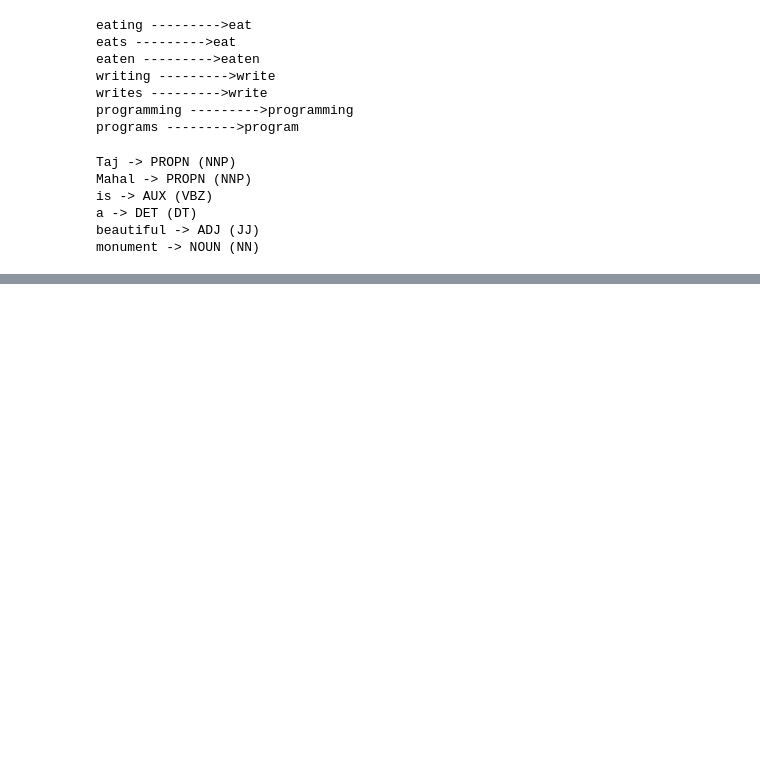
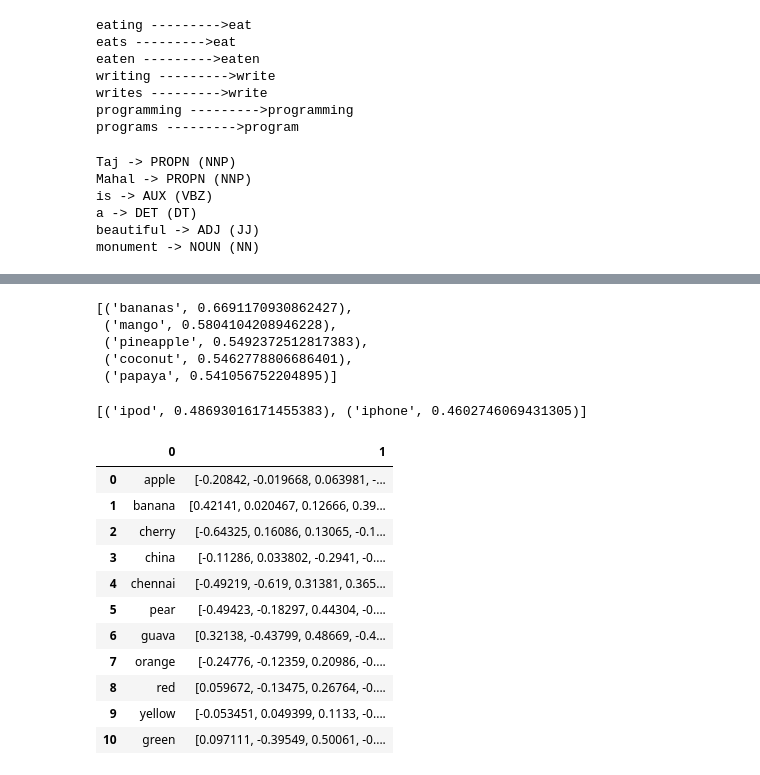
Before and after one commit to MathalinAK/NLP, a Jupyter notebook: NLP_Linguistic_Features.ipynb, the cells around one changed output, grey strips where cells are left out. Drawn from its saved outputs; the diff is of its cells as text; code cells hidden in the pictures; blank space fills up the shorter version.

```diff
--- a/NLP_Linguistic_Features.ipynb
+++ b/NLP_Linguistic_Features.ipynb
@@ -642,0 +708,2 @@ monument -> NOUN (NN)
+# %%
+my_words=["apple","banana","cherry","china","chennai","pear","guava","orange","red","yellow","green"]
@@ -642,0 +743,2 @@ monument -> NOUN (NN)
+# %%
+glove_model=api.load('glove-wiki-gigaword-300')
@@ -642,0 +771,12 @@ monument -> NOUN (NN)
+# %%
+glove_model.most_similar('banana',topn=5)
+# %% [output]
+[('bananas', 0.6691170930862427),
+ ('mango', 0.5804104208946228),
+ ('pineapple', 0.5492372512817383),
+ ('coconut', 0.5462778806686401),
+ ('papaya', 0.541056752204895)]
+# %%
+ glove_model.most_similar(positive=['apple','banana'],negative=['fruit'],topn=2)
+# %% [output]
+[('ipod', 0.48693016171455383), ('iphone', 0.4602746069431305)]
@@ -642,0 +790,2 @@ monument -> NOUN (NN)
+# %%
+dicts=zip(word1,vector)
@@ -642,0 +794,15 @@ monument -> NOUN (NN)
+# %%
+pd.DataFrame.from_dict(dicts)
+# %% [output]
+|  | 0 | 1 |
+| 0 | apple | [-0.20842, -0.019668, 0.063981, -... |
+| 1 | banana | [0.42141, 0.020467, 0.12666, 0.39... |
+| 2 | cherry | [-0.64325, 0.16086, 0.13065, -0.1... |
+| 3 | china | [-0.11286, 0.033802, -0.2941, -0.... |
+| 4 | chennai | [-0.49219, -0.619, 0.31381, 0.365... |
+| 5 | pear | [-0.49423, -0.18297, 0.44304, -0.... |
+| 6 | guava | [0.32138, -0.43799, 0.48669, -0.4... |
+| 7 | orange | [-0.24776, -0.12359, 0.20986, -0.... |
+| 8 | red | [0.059672, -0.13475, 0.26764, -0.... |
+| 9 | yellow | [-0.053451, 0.049399, 0.1133, -0.... |
+| 10 | green | [0.097111, -0.39549, 0.50061, -0.... |
```
Also changed, not shown: parts of 22 cells of this notebook.
